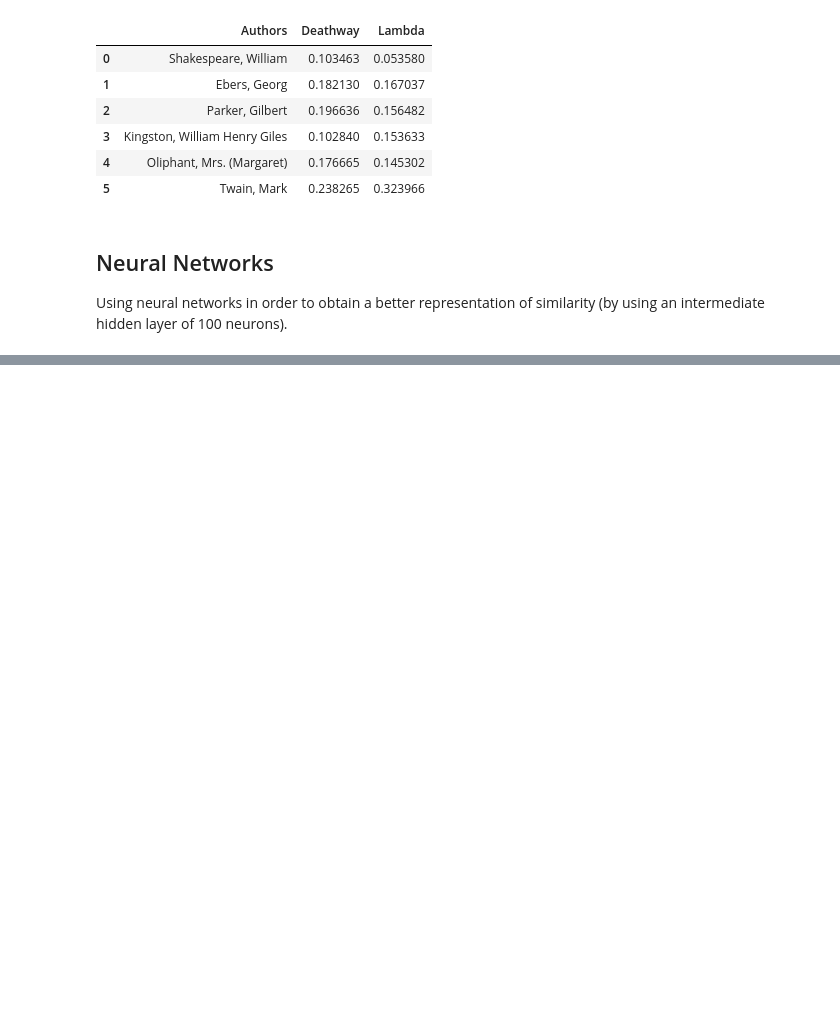
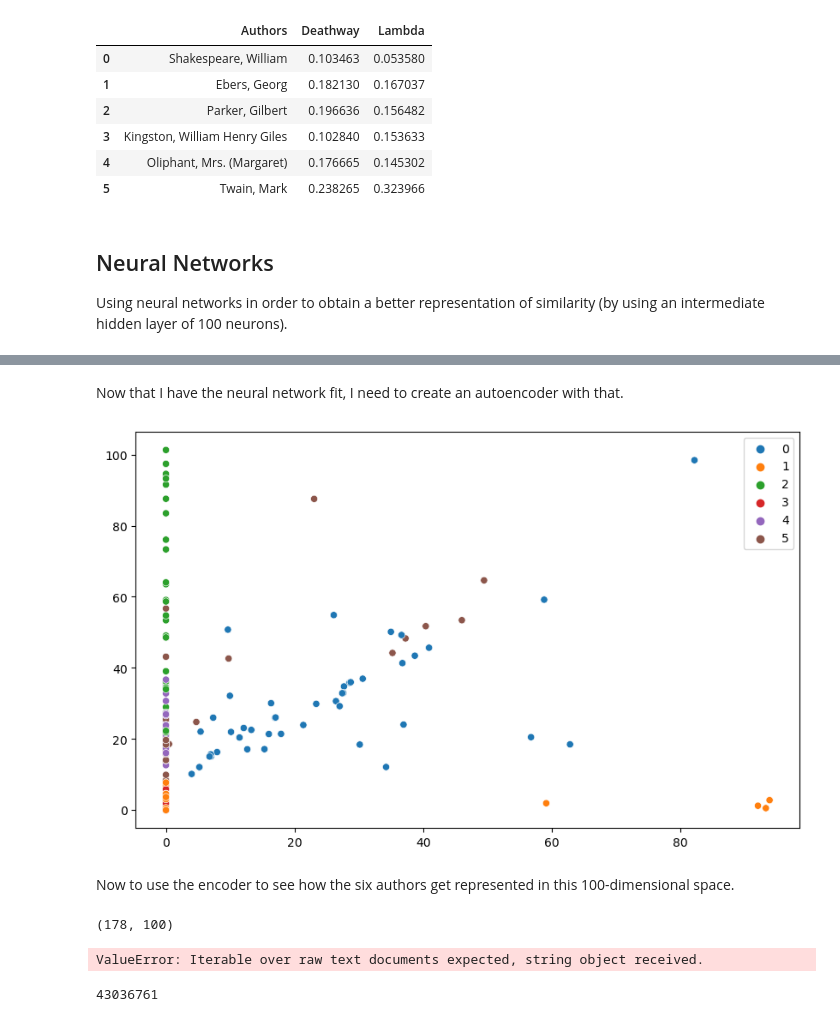
Before and after one commit to tomoumer/discovery_of_writing_differences, a Jupyter notebook: notebooks/data_exploration.ipynb, the cells around one changed output, grey strips where cells are left out. Drawn from its saved outputs; the diff is of its cells as text; code cells hidden in the pictures; blank space fills up the shorter version.

Commit message:
attempting neural network approach

```diff
--- a/notebooks/data_exploration.ipynb
+++ b/notebooks/data_exploration.ipynb
@@ -393,12 +447,13 @@ Using neural networks in order to obtain a better representation of similarity (
 pipe_vect_nn = Pipeline(
     steps = [
         ('vect', TfidfVectorizer(min_df=2, max_df=0.8, ngram_range=(1,2))),
-        ('scaler', MaxAbsScaler()),
+        ('scaler', MaxAbsScaler()),  #this is needed in order to make it converge in a reasonable time!
         ('nn', MLPClassifier(verbose = True,
                              hidden_layer_sizes = (100, ),
-                             activation = 'tanh',
-                             max_iter = 10000,
-                             alpha=0.05))
+                             #activation = 'tanh',
+                             #max_iter = 10000,
+                             #alpha=0.05
+                             ))
     ]
 )
 # %%
@@ -439,0 +486,31 @@ weighted avg       1.00      1.00      1.00       217
+# %% [markdown]
+Now that I have the neural network fit, I need to create an autoencoder with that.
+# %%
+#encoder = MLPClassifier()
+encoder = MLPRegressor()
+encoder.coefs_ = pipe_vect_nn['nn'].coefs_[:1]
+encoder.intercepts_ = pipe_vect_nn['nn'].intercepts_[:1]
+encoder.n_layers_ = 2
+encoder.out_activation_ = 'relu'
+
+#encoder.n_outputs_ = pipe_vect_nn['nn'].n_outputs_
+#encoder._label_binarizer = pipe_vect_nn['nn']._label_binarizer
+# %%
+# copy the pipeline
+pipe_vect_encoder = deepcopy(pipe_vect_nn)
+
+# remove the classifier
+pipe_vect_encoder.steps.pop(2)
+
+# append the new encoder (essentially, it contains all layers minus the final one)
+pipe_vect_encoder.steps.append(['enc', encoder])
+# %%
+projection = pipe_vect_encoder.predict(X_test['book_content'])
+
+plt.figure(figsize = (10,6))
+sns.scatterplot(x=projection[:,0], y=projection[:,1], hue = y_test.astype('category'))
+plt.legend(bbox_to_anchor = (1,1));
+# %% [output]
+[figure, added]
+# %% [markdown]
+Now to use the encoder to see how the six authors get represented in this 100-dimensional space.
@@ -439,0 +519,12 @@ weighted avg       1.00      1.00      1.00       217
+# %%
+test_1.shape
+# %% [output]
+(178, 100)
+# %%
+test_2 = pipe_vect_encoder.predict(library_top_six.loc[library_top_six['author'] == 0]['book_content'].str.cat())
+# %% [output]
+ValueError: Iterable over raw text documents expected, string object received.
+# %%
+len(library_top_six.loc[library_top_six['author'] == 0]['book_content'].str.cat())
+# %% [output]
+43036761
```
Also changed, not shown: parts of 9 cells of this notebook.
